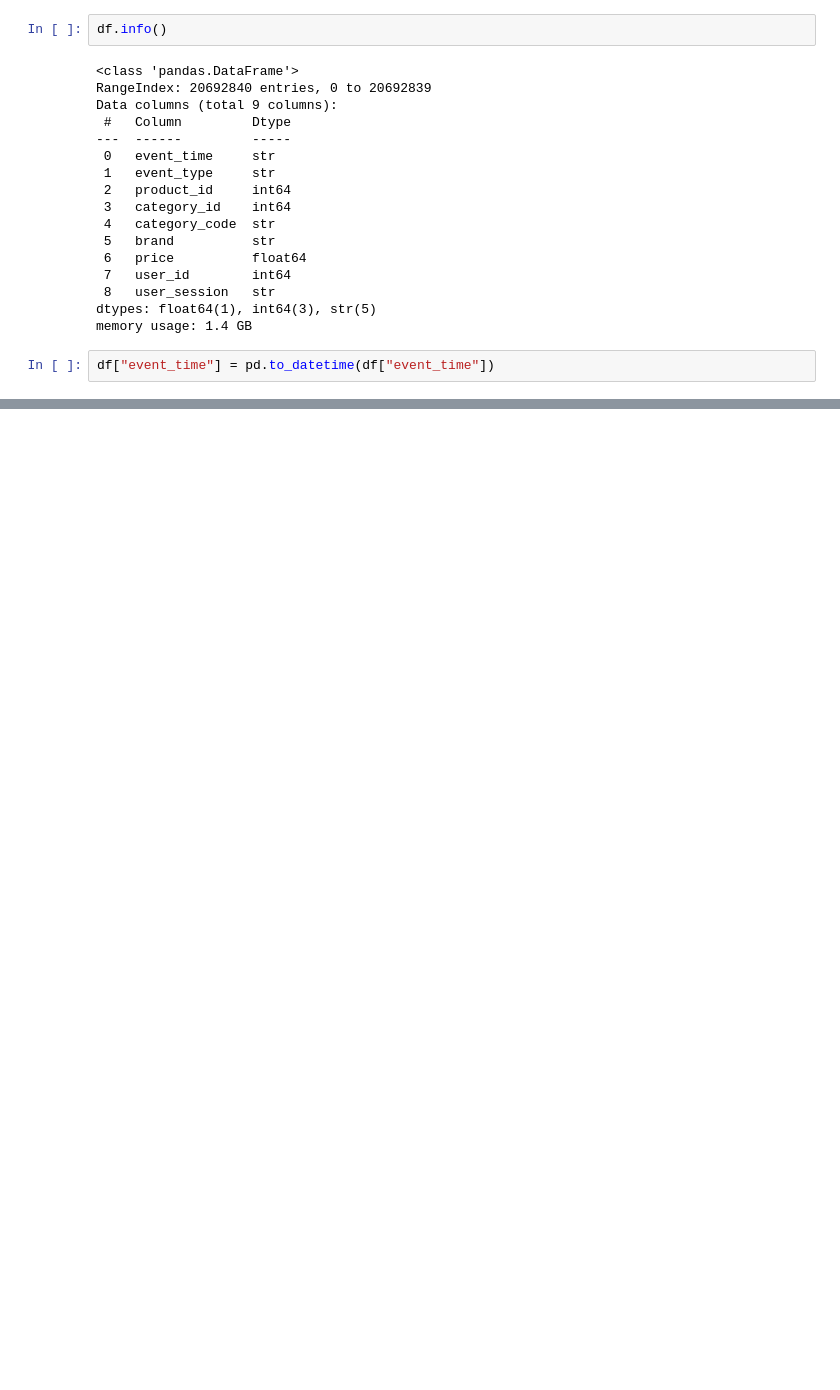
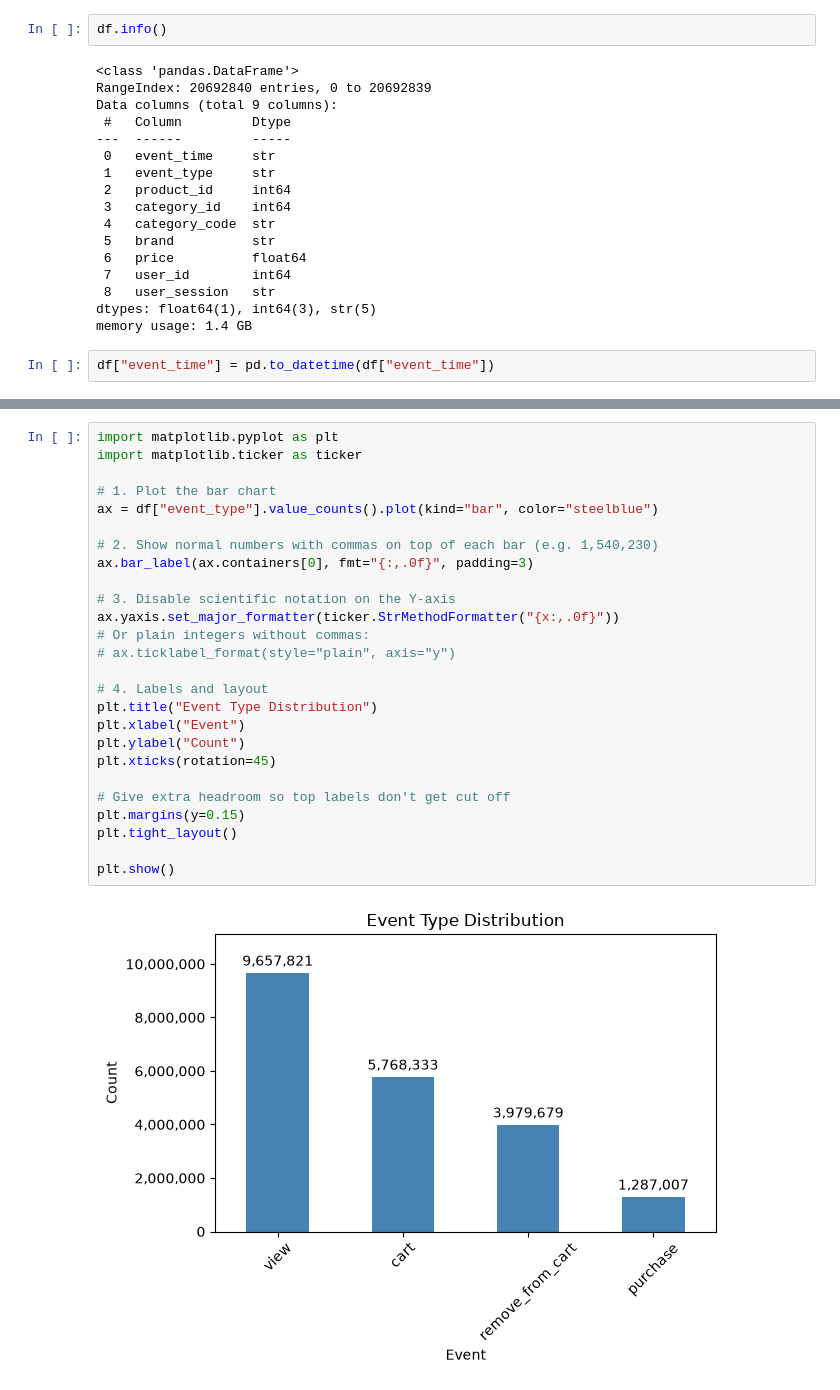
Before and after one commit to tamaxhh/End-to-End-Product-Funnel-A-B-Testing-Simulation-Engine, a Jupyter notebook: Notebooks/exploration.ipynb, the cells around one changed output, grey strips where cells are left out. Saved outputs shown, nothing was run; the diff lists cells and outputs as text; blank space fills up the shorter version.

```diff
--- a/Notebooks/exploration.ipynb
+++ b/Notebooks/exploration.ipynb
@@ -177,0 +204,28 @@ df["event_time"] = pd.to_datetime(df["event_time"])
+# %%
+import matplotlib.pyplot as plt
+import matplotlib.ticker as ticker
+
+# 1. Plot the bar chart
+ax = df["event_type"].value_counts().plot(kind="bar", color="steelblue")
+
+# 2. Show normal numbers with commas on top of each bar (e.g. 1,540,230)
+ax.bar_label(ax.containers[0], fmt="{:,.0f}", padding=3)
+
+# 3. Disable scientific notation on the Y-axis
+ax.yaxis.set_major_formatter(ticker.StrMethodFormatter("{x:,.0f}"))
+# Or plain integers without commas:
+# ax.ticklabel_format(style="plain", axis="y")
+
+# 4. Labels and layout
+plt.title("Event Type Distribution")
+plt.xlabel("Event")
+plt.ylabel("Count")
+plt.xticks(rotation=45)
+
+# Give extra headroom so top labels don't get cut off
+plt.margins(y=0.15)
+plt.tight_layout()
+
+plt.show()
+# %% [output]
+[figure, added]
```
Also changed, not shown: parts of 14 cells of this notebook.
